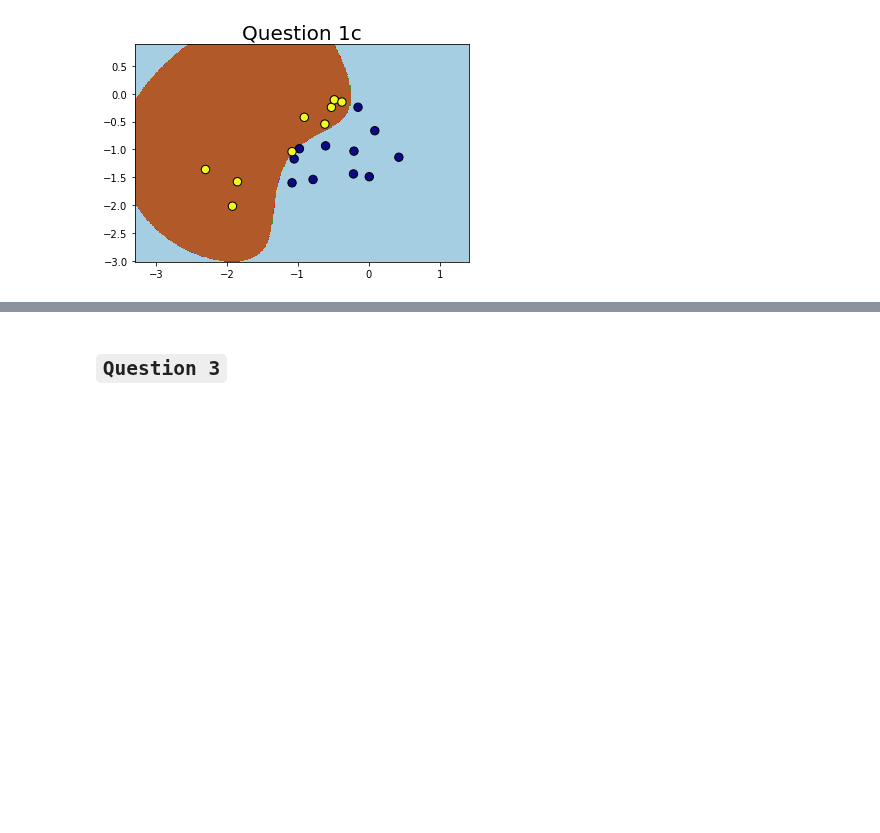
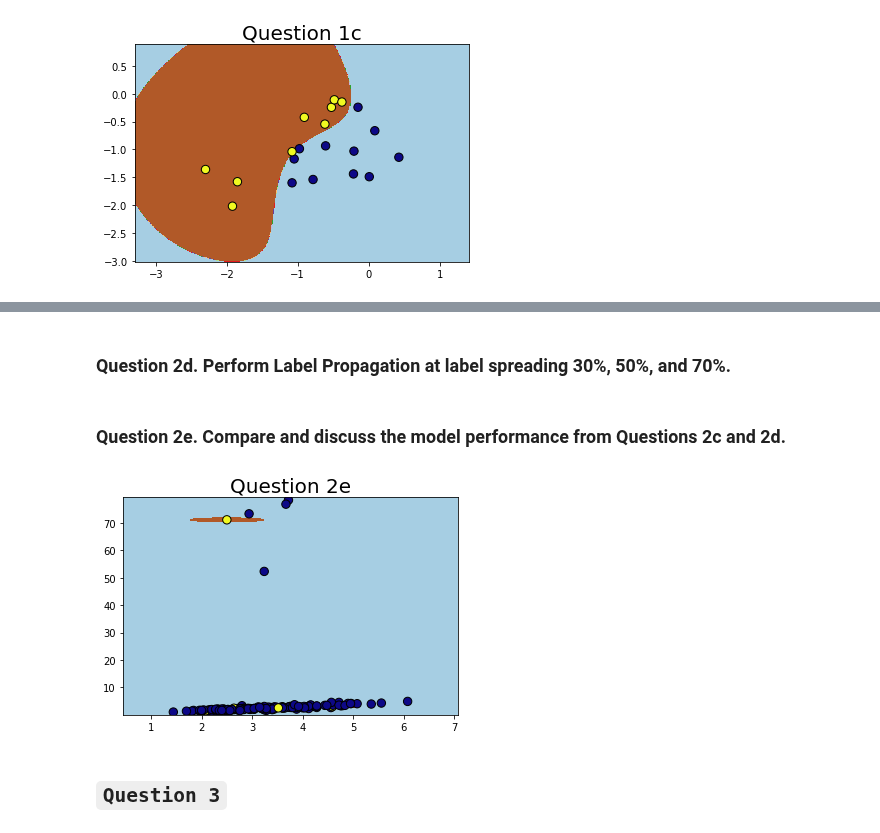
Before and after one commit to rrwabina/RADI608, a Jupyter notebook: Python Lectures/07 Semi-Supervised Learning/scripts/assignment.ipynb, the cells around one changed output, grey strips where cells are left out. Drawn from its saved outputs; the diff is of its cells as text; code cells hidden in the pictures; blank space fills up the shorter version.

```diff
--- a/Python Lectures/07 Semi-Supervised Learning/scripts/assignment.ipynb
+++ b/Python Lectures/07 Semi-Supervised Learning/scripts/assignment.ipynb
@@ -190,4 +194,4 @@ def load_thoracic(path = '../data/ThoraricSurgery.csv'):
     return X, y
 
 X, y = load_thoracic()
-X, y = X[0:150, :], y[0:150]
+scaler = StandardScaler().fit(X, y)
@@ -194,5 +202,2 @@ X, y = X[0:150, :], y[0:150]
 # %%
-X_labeled, y_labeled = generate_labeled(X, y, rate = 0.68)
+X_labeled, y_labeled = generate_labeled(X, y, rate = 0.68, include_neg = True)
-# %%
-svm_train(X_labeled, y_labeled)
-print()
@@ -207,0 +206,2 @@ weighted avg       0.92      0.92      0.90        48
+# %%
+svclassifier = svm_train(X_labeled, y_labeled, target_names = ['Surgery Risk', 'No Surgery Risk'])
@@ -208,9 +217,17 @@ weighted avg       0.92      0.92      0.90        48
+# %% [markdown]
+### Question 2d. Perform Label Propagation at label spreading 30%, 50%, and 70%.
 # %%
 y30, ls30 = label_propagate(X, y, rate = 0.30)
 y50, ls50 = label_propagate(X, y, rate = 0.50)
 y75, ls75 = label_propagate(X, y, rate = 0.75)
 
 rbf_svc = (SVC(kernel = 'rbf', gamma = 0.5).fit(X, y), y)
+# %% [markdown]
+### Question 2e. Compare and discuss the model performance from Questions 2c and 2d.
+# %%
+plot_contour(X_labeled, y_labeled, svclassifier, title = 'Question 2e')
+# %% [output]
+[figure, added]
 # %% [markdown]
 ## <code>Question 3</code>
 # %% [markdown]
```
Also changed, not shown: parts of 15 cells of this notebook, 5 other files.
